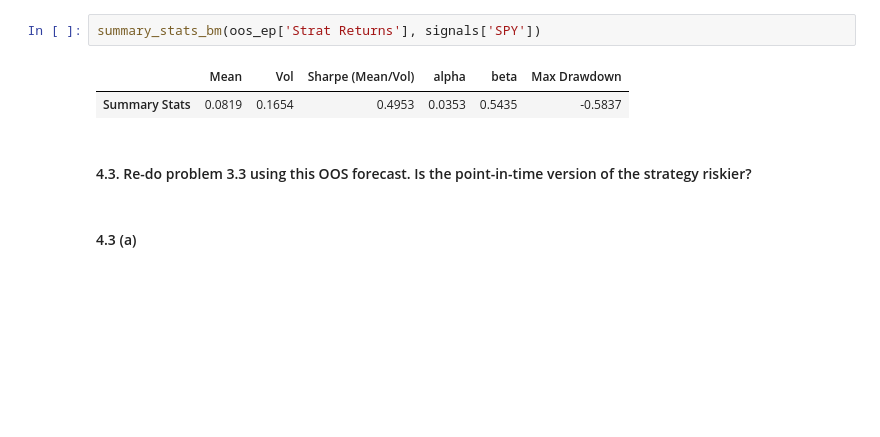
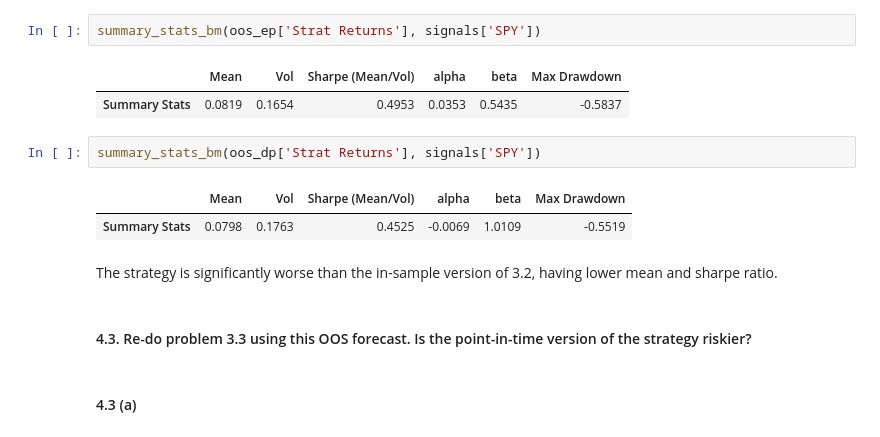
Before and after one commit to alanwake47/finm-36700-portfolio, a Jupyter notebook: week7_hw/hw7_main.ipynb, the cells around one changed output. Cells and saved outputs as stored; diff of their text form; blank space fills up the shorter version.

```diff
--- a/week7_hw/hw7_main.ipynb
+++ b/week7_hw/hw7_main.ipynb
@@ -414,6 +428,13 @@ summary_stats_bm(oos_ep['Strat Returns'], signals['SPY'])
 # %% [output]
 |  | Mean | Vol | Sharpe (Mean/Vol) | alpha | beta | Max Drawdown |
 | Summary Stats | 0.0819 | 0.1654 | 0.4953 | 0.0353 | 0.5435 | -0.5837 |
+# %%
+summary_stats_bm(oos_dp['Strat Returns'], signals['SPY'])
+# %% [output]
+|  | Mean | Vol | Sharpe (Mean/Vol) | alpha | beta | Max Drawdown |
+| Summary Stats | 0.0798 | 0.1763 | 0.4525 | -0.0069 | 1.0109 | -0.5519 |
+# %% [markdown]
+The strategy is significantly worse than the in-sample version of 3.2, having lower mean and sharpe ratio.
 # %% [markdown]
 #### 4.3. Re-do problem 3.3 using this OOS forecast. Is the point-in-time version of the strategy riskier?
 # %% [markdown]
```
Also changed, not shown: parts of 12 cells of this notebook, 3 other files.
